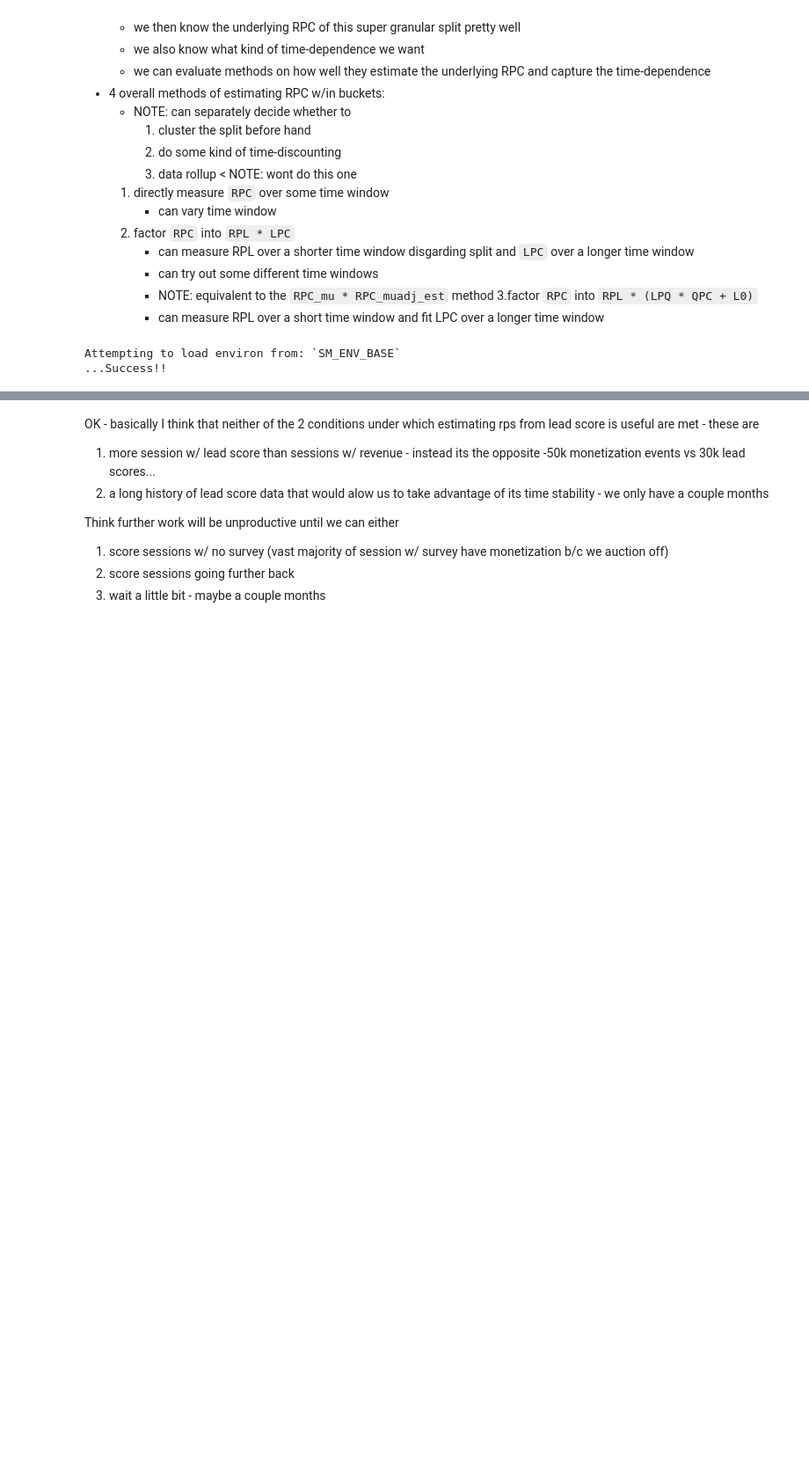
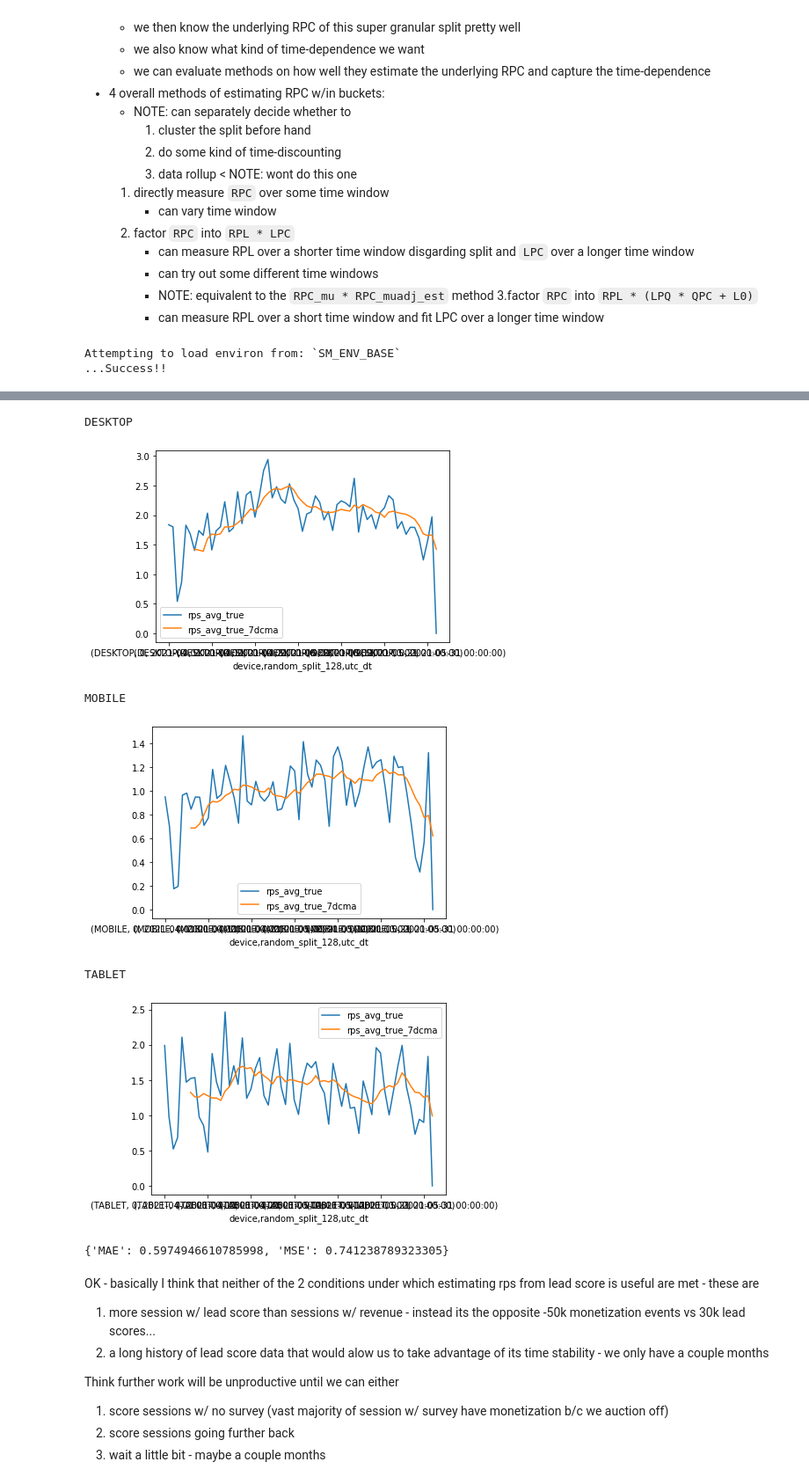
Before and after one commit to pkrishnamurthy1007/adtech, a Jupyter notebook: notebooks/aduriseti_shared/rps_est.ipynb, the cells around one changed output, grey strips where cells are left out. Shown at 88% size. Drawn from its saved outputs; the diff is of its cells as text; code cells hidden in the pictures; blank space fills up the shorter version.

```diff
--- a/notebooks/aduriseti_shared/rps_est.ipynb
+++ b/notebooks/aduriseti_shared/rps_est.ipynb
@@ -558,3 +609,28 @@ dtype: float64
+# %%
+rps_df[["rps_avg_7dcma","rps_avg_true_7dcma"]] = rps_df \
+    .groupby(rps_df.index.names[:-1]) \
+    .apply(lambda df: df.rolling(7)["rps_avg","rps_avg_true"].mean())
+# %%
+from matplotlib import pyplot as plt
+for device in rps_df.index.unique("device"):
+    print(device)
+    rps_df.loc[(device,0,slice(None)),["rps_avg_true","rps_avg_true_7dcma"]].plot()
+    plt.show()
+# %% [output]
+DESKTOP
+[figure, added]
+MOBILE
+[figure, added]
+TABLET
+[figure, added]
+# %%
+d = {
+    "MAE": (rps_df["rps_avg_7dcma"] - rps_df["rps_avg_true_7dcma"]).abs().mean(),
+    "MSE": ((rps_df["rps_avg_7dcma"] - rps_df["rps_avg_true_7dcma"]) ** 2).mean(),
+}
+d
+# %% [output]
+{'MAE': 0.5974946610785998, 'MSE': 0.741238789323305}
 # %% [markdown]
 OK - basically I think that neither of the 2 conditions under which estimating rps from lead score is useful are met - these are
 1. more session w/ lead score than sessions w/ revenue - instead its the opposite -50k monetization events vs 30k lead scores...
```
Also changed, not shown: parts of 8 cells of this notebook, 2 other files.
